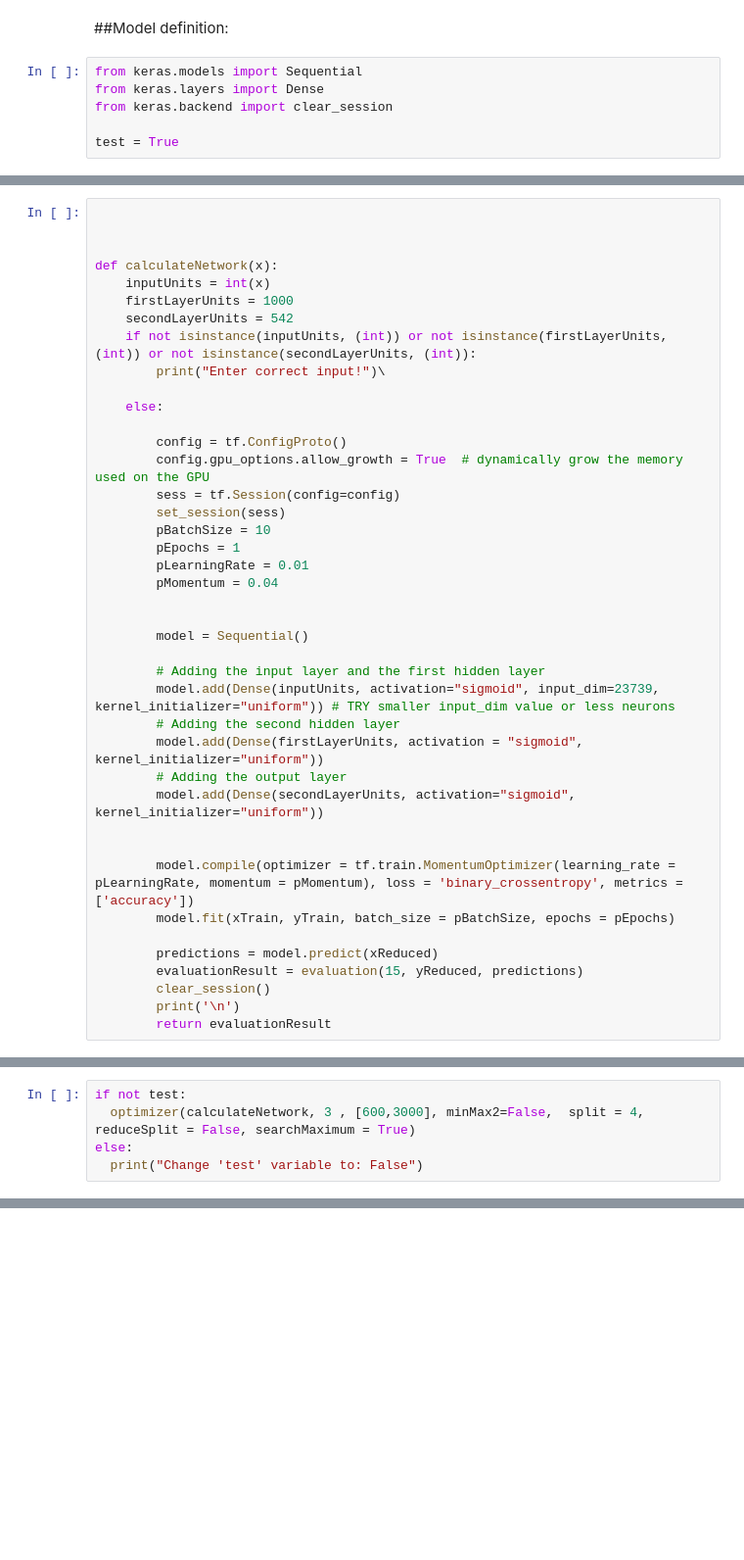
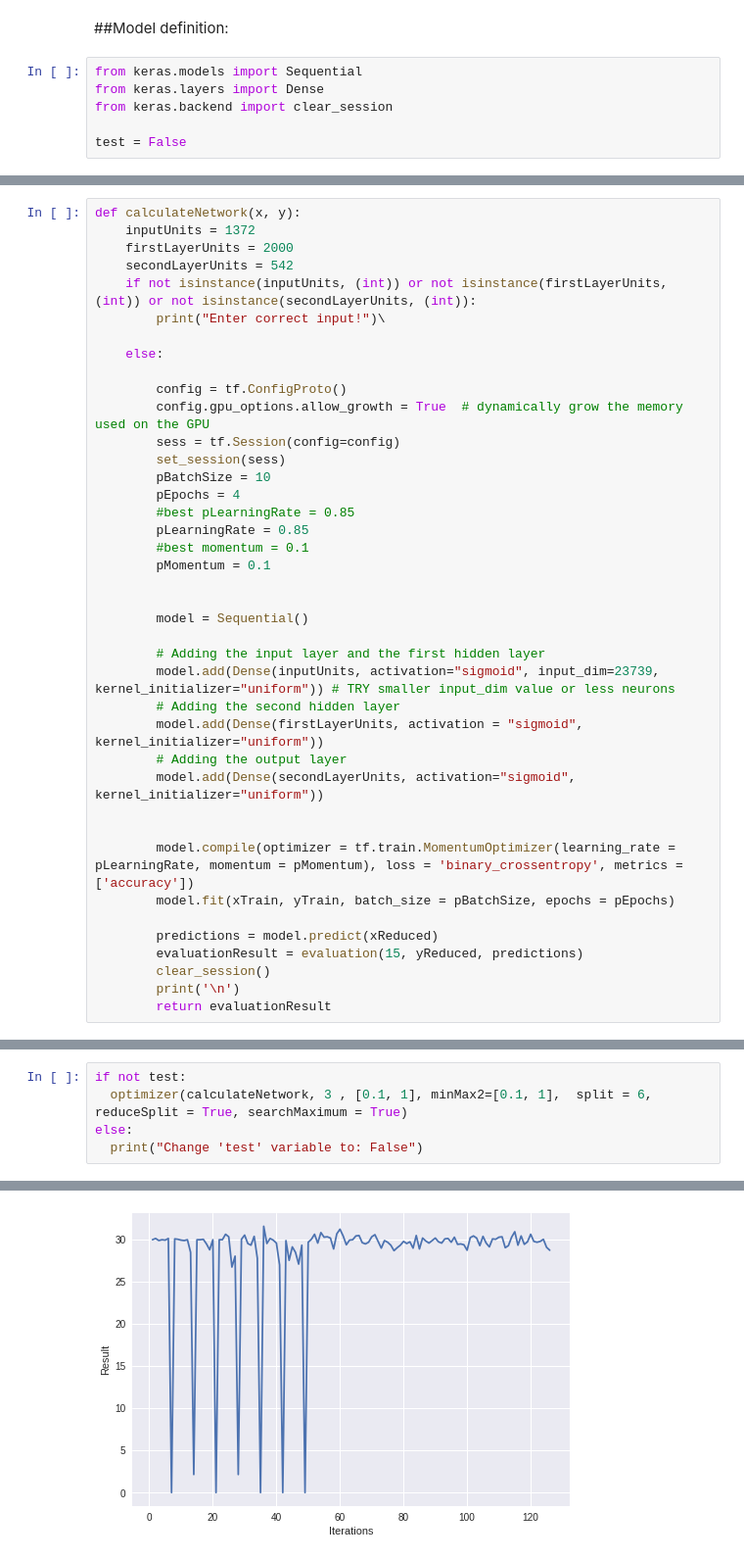
Before and after one commit to seraffin/FailOmen, a Jupyter notebook: Wojtek/NNOptimizer.ipynb, the cells around one changed output, grey strips where cells are left out. Shown at 98% size. Cells and saved outputs as stored; diff of their text form; blank space fills up the shorter version.

```diff
--- a/Wojtek/NNOptimizer.ipynb
+++ b/Wojtek/NNOptimizer.ipynb
@@ -507,4 +512,4 @@ from keras.models import Sequential
 from keras.layers import Dense
 from keras.backend import clear_session
 
-test = True
+test = False
@@ -539,10 +542,7 @@ Epoch 2/2
 # %%
-
-
-
-def calculateNetwork(x):
-    inputUnits = int(x)
-    firstLayerUnits = 1000
+def calculateNetwork(x, y):
+    inputUnits = 1372
+    firstLayerUnits = 2000
     secondLayerUnits = 542
     if not isinstance(inputUnits, (int)) or not isinstance(firstLayerUnits, (int)) or not isinstance(secondLayerUnits, (int)):
         print("Enter correct input!")\
@@ -554,9 +554,11 @@ def calculateNetwork(x):
         sess = tf.Session(config=config)
         set_session(sess)
         pBatchSize = 10
-        pEpochs = 1
-        pLearningRate = 0.01
-        pMomentum = 0.04
+        pEpochs = 4
+        #best pLearningRate = 0.85
+        pLearningRate = 0.85
+        #best momentum = 0.1
+        pMomentum = 0.1
 
 
         model = Sequential()
@@ -582,6 +626,6 @@ def calculateNetwork(x):
 # %%
 if not test:
-  optimizer(calculateNetwork, 3 , [600,3000], minMax2=False,  split = 4, reduceSplit = False, searchMaximum = True)
+  optimizer(calculateNetwork, 3 , [0.1, 1], minMax2=[0.1, 1],  split = 6, reduceSplit = True, searchMaximum = True)
 else:
   print("Change 'test' variable to: False")
 # %% [output]
@@ -588,0 +649 @@ Change 'test' variable to: False
+[figure, added]
```
Also changed, not shown: parts of 10 cells of this notebook.
